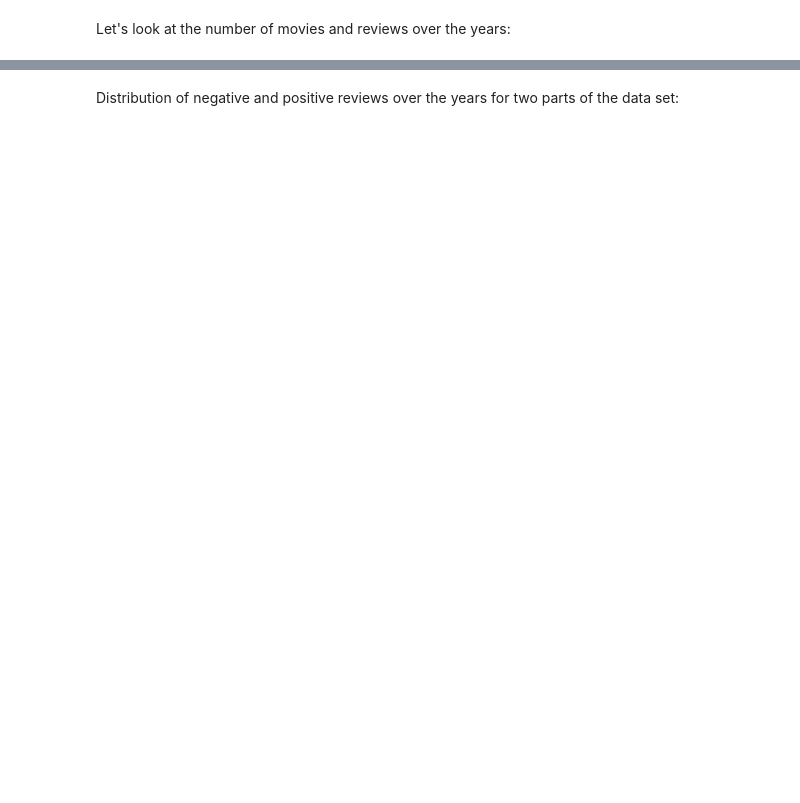
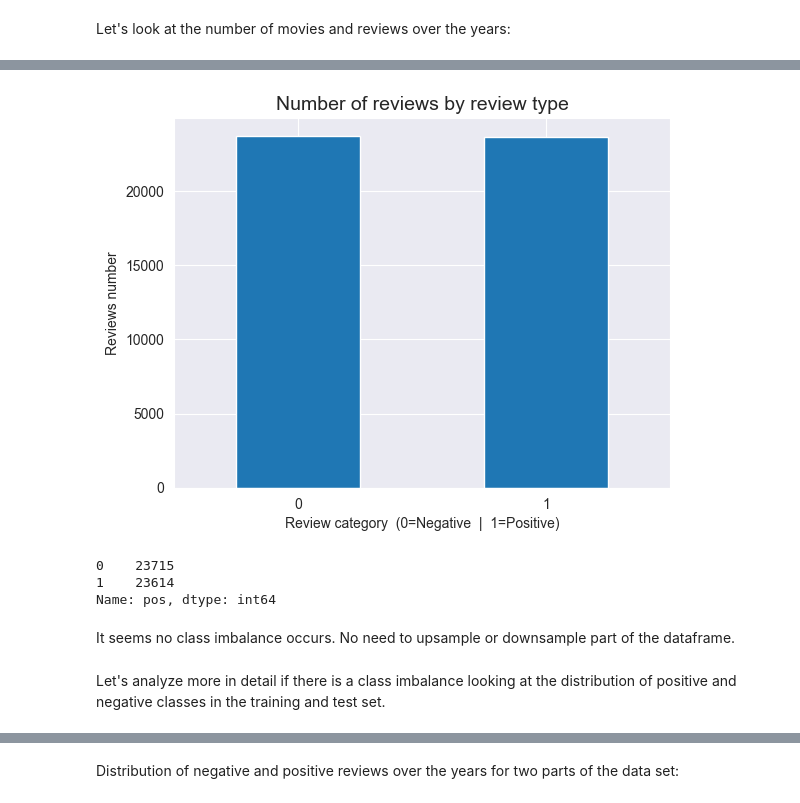
Before and after one commit to Vincent-Ambrose/Movies, a Jupyter notebook: movies.ipynb, the cells around one changed output, grey strips where cells are left out. Drawn from its saved outputs; the diff is of its cells as text; code cells hidden in the pictures; blank space fills up the shorter version.

```diff
--- a/movies.ipynb
+++ b/movies.ipynb
@@ -152 +210,15 @@ df['pos'].value_counts()
 Name: pos, dtype: int64
+# %%
+df['pos'].value_counts().plot(kind='bar', xlabel='Review category  (0=Negative  |  1=Positive)', ylabel='Reviews number',rot= 360)
+plt.title('Number of reviews by review type', fontsize=14)
+plt.show()
+print(df['pos'].value_counts())
+# %% [output]
+[figure, added]
+0    23715
+1    23614
+Name: pos, dtype: int64
+# %% [markdown]
+It seems no class imbalance occurs. No need to upsample or downsample part of the dataframe.
+# %% [markdown]
+Let's analyze more in detail if there is a class imbalance looking at the distribution of positive and negative classes in the training and test set.
```
Also changed, not shown: parts of 30 cells of this notebook.
